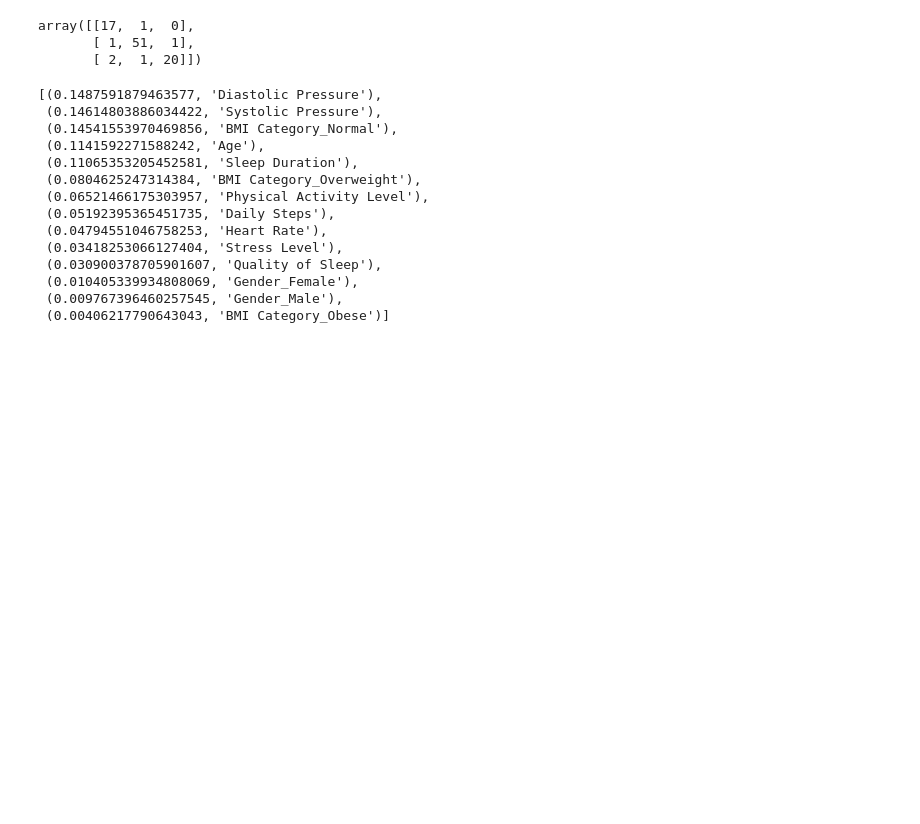
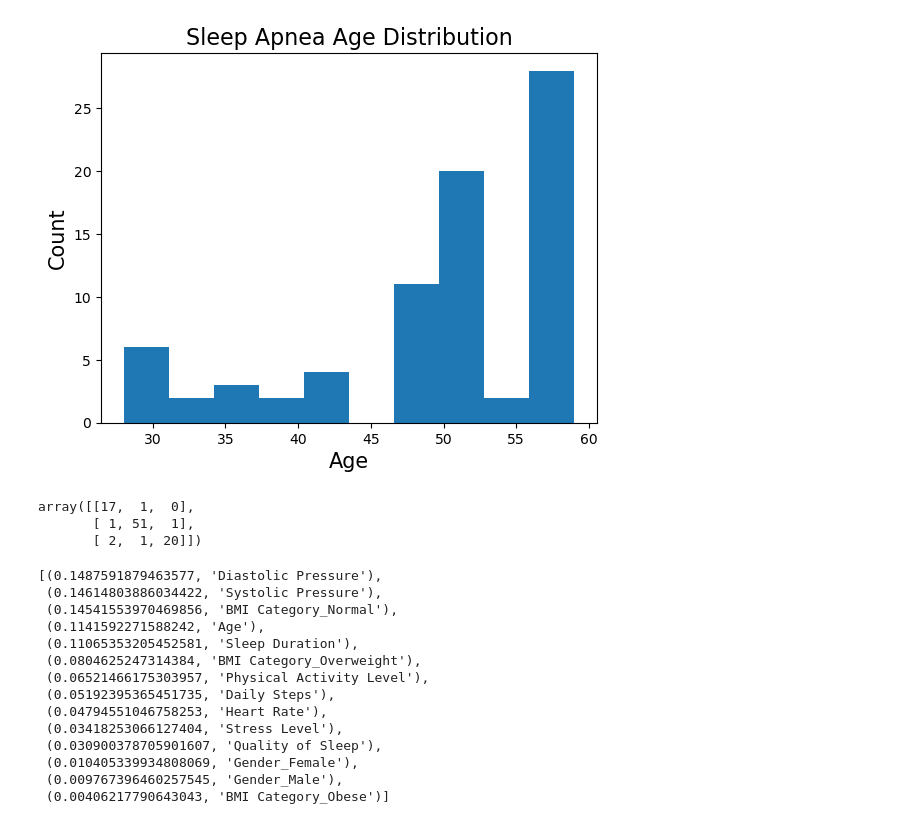
Before and after one commit to rpearce1/sleep-disorder-ml, a Jupyter notebook: supervised_learning.ipynb, the cells around one changed output. Drawn from its saved outputs; the diff is of its cells as text; code cells hidden in the pictures; blank space fills up the shorter version.

```diff
--- a/supervised_learning.ipynb
+++ b/supervised_learning.ipynb
@@ -397,3 +310,11 @@ array([[17,  1,  0],
+# %%
+sleep_apnea_age = sleep_df.loc[y == 'Sleep Apnea','Age'].plot.hist()
+sleep_apnea_age.set_xlabel('Age',fontsize=15)
+sleep_apnea_age.set_ylabel('Count',fontsize=15)
+sleep_apnea_age.set_title('Sleep Apnea Age Distribution',fontsize=16)
+sleep_apnea_age.figure.savefig('sleep_apnea_age.png')
+# %% [output]
+[figure, added]
 # %%
 # Create a random forest classifier
 rf_model = RandomForestClassifier(n_estimators=1000)#,max_depth=3)#,max_samples=100)#,bootstrap=False)
```
Also changed, not shown: parts of 62 cells of this notebook, 17 other files.
